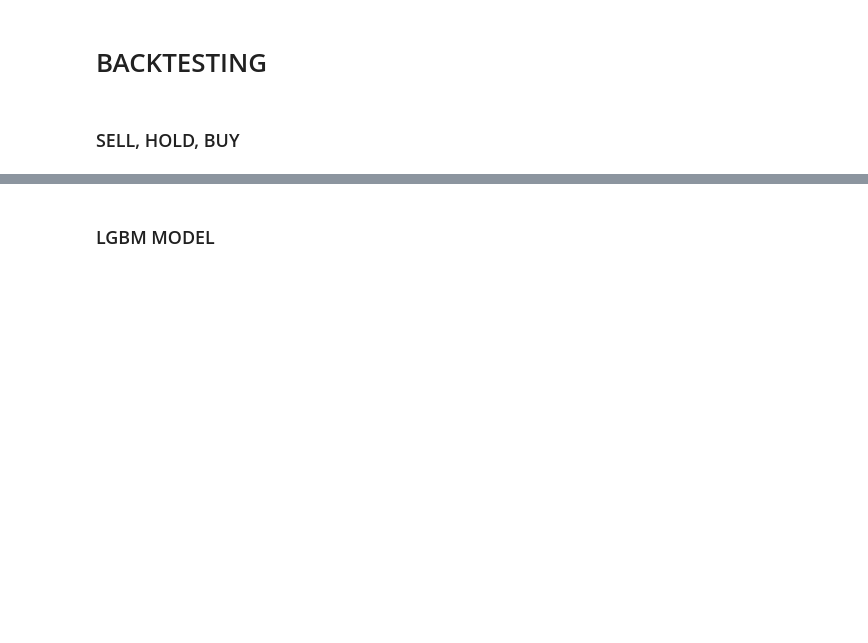
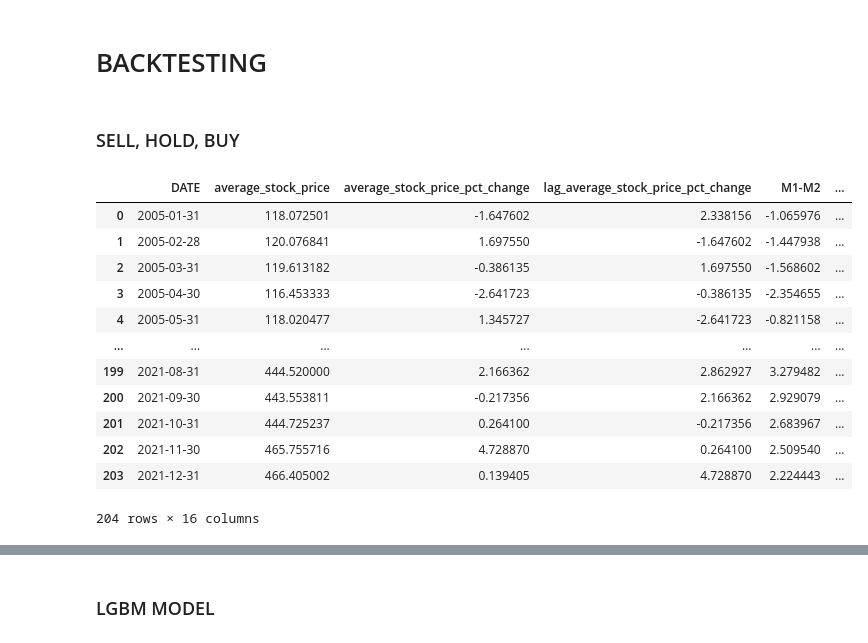
Before and after one commit to Jamieho1/Investment_Sentiment_Analysis, a Jupyter notebook: macro-analysis-code.ipynb, the cells around one changed output, grey strips where cells are left out. Cells and saved outputs as stored; diff of their text form; code cells hidden in the pictures; blank space fills up the shorter version.

```diff
--- a/macro-analysis-code.ipynb
+++ b/macro-analysis-code.ipynb
@@ -227,5 +232,20 @@ def buy_or_sell(training_macro_indicators):
     return training_macro_indicators
 # %%
 train_macro_indicators = macro_indicators
+train_macro_indicators
+# %% [output]
+|  | DATE | average_stock_price | average_stock_price_pct_change | lag_average_stock_price_pct_change | M1-M2 | ... |
+| 0 | 2005-01-31 | 118.072501 | -1.647602 | 2.338156 | -1.065976 | ... |
+| 1 | 2005-02-28 | 120.076841 | 1.697550 | -1.647602 | -1.447938 | ... |
+| 2 | 2005-03-31 | 119.613182 | -0.386135 | 1.697550 | -1.568602 | ... |
+| 3 | 2005-04-30 | 116.453333 | -2.641723 | -0.386135 | -2.354655 | ... |
+| 4 | 2005-05-31 | 118.020477 | 1.345727 | -2.641723 | -0.821158 | ... |
+| ... | ... | ... | ... | ... | ... | ... |
+| 199 | 2021-08-31 | 444.520000 | 2.166362 | 2.862927 | 3.279482 | ... |
+| 200 | 2021-09-30 | 443.553811 | -0.217356 | 2.166362 | 2.929079 | ... |
+| 201 | 2021-10-31 | 444.725237 | 0.264100 | -0.217356 | 2.683967 | ... |
+| 202 | 2021-11-30 | 465.755716 | 4.728870 | 0.264100 | 2.509540 | ... |
+| 203 | 2021-12-31 | 466.405002 | 0.139405 | 4.728870 | 2.224443 | ... |
+204 rows × 16 columns
 # %%
 full_train_macro_indicators = buy_or_sell(train_macro_indicators)
```
Also changed, not shown: parts of 9 cells of this notebook.
